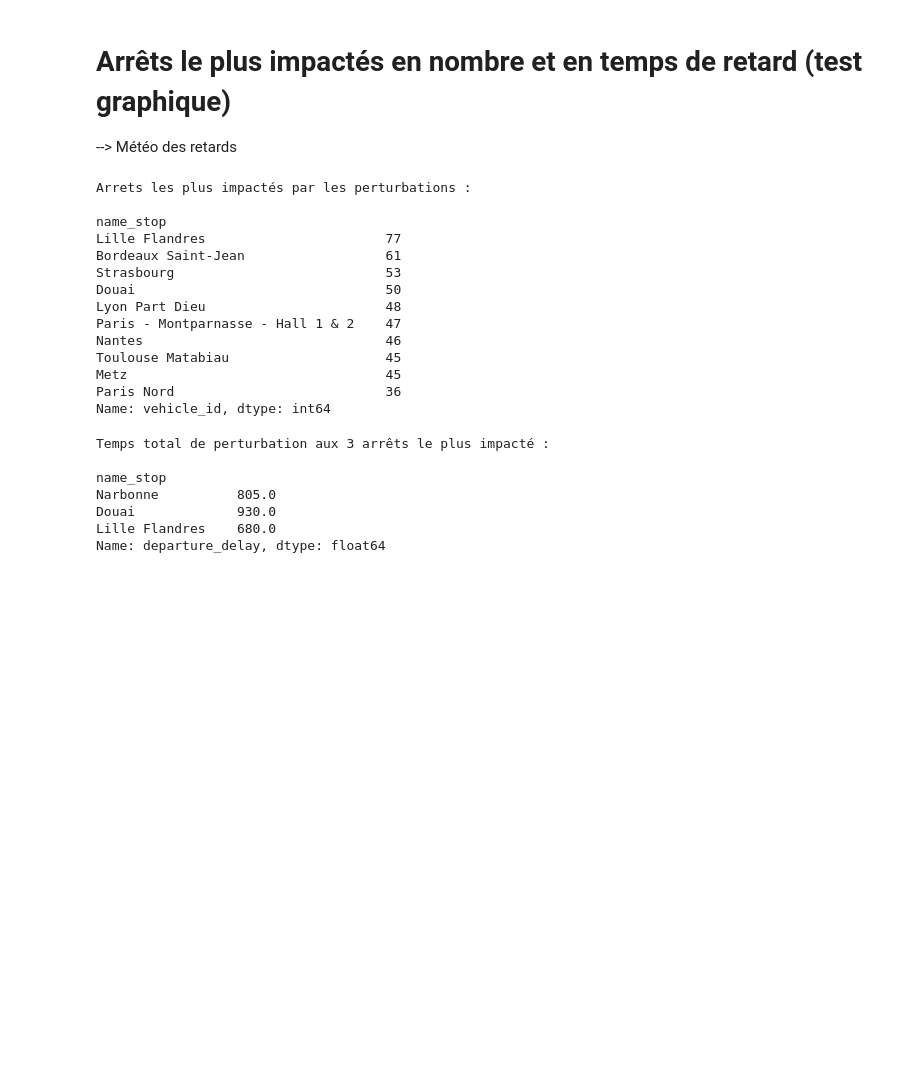
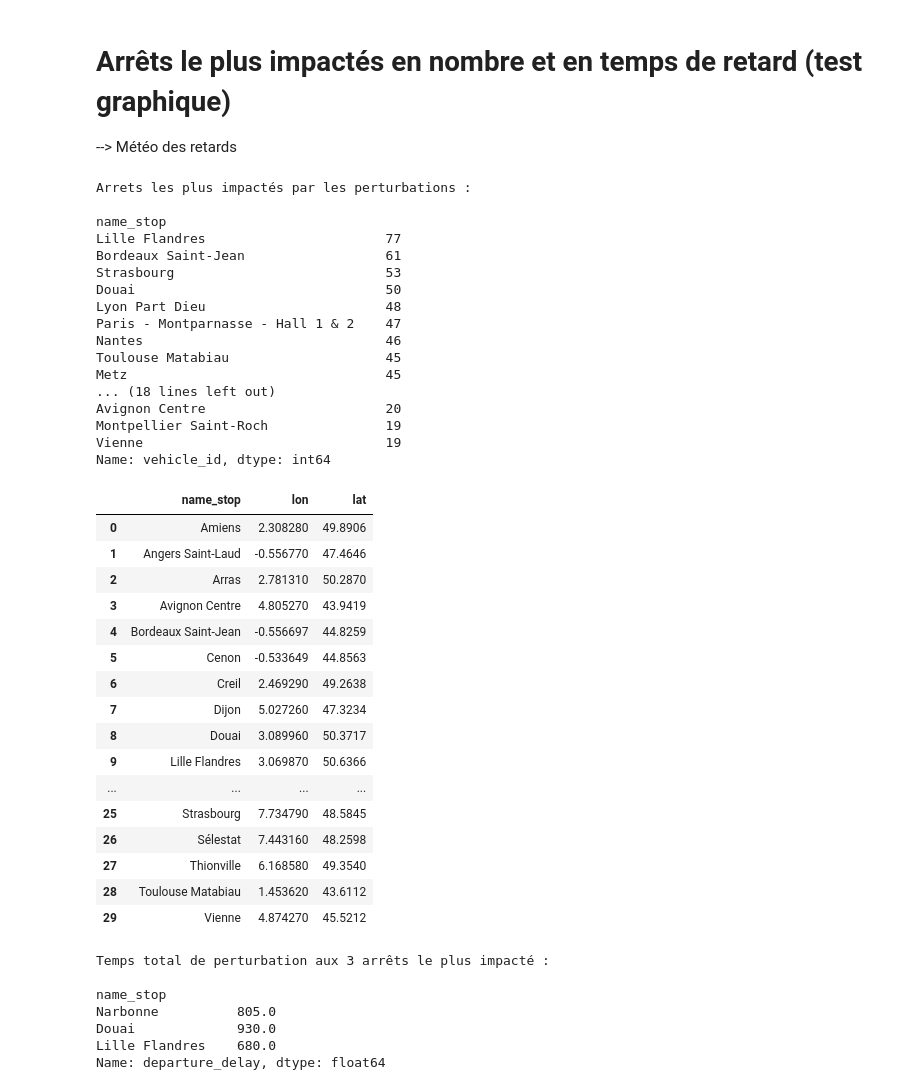
Before and after one commit to KylianSts/Perturbations_transport_public, a Jupyter notebook: TGV_TER_database_analysis.ipynb, the cells around one changed output. Saved outputs shown, nothing was run; the diff lists cells and outputs as text; code cells hidden in the pictures; blank space fills up the shorter version.

```diff
--- a/TGV_TER_database_analysis.ipynb
+++ b/TGV_TER_database_analysis.ipynb
@@ -503,7 +503,8 @@ Name: vehicle_id, dtype: int64
 
 --> Météo des retards
 # %%
-most_impacted_stop = df_disruption_merge.groupby('name_stop')['vehicle_id'].count().sort_values(ascending=False)[:10]
+most_impacted_stop = df_disruption.groupby('name_stop')['vehicle_id'].count().sort_values(ascending=False)[:30]
+
 print("Arrets les plus impactés par les perturbations : \n\n" + str(most_impacted_stop))
 # %% [output]
 Arrets les plus impactés par les perturbations :
@@ -518,6 +519,31 @@ Paris - Montparnasse - Hall 1 & 2    47
 Nantes                               46
 Toulouse Matabiau                    45
 Metz                                 45
-Paris Nord                           36
+... (18 lines left out)
+Avignon Centre                       20
+Montpellier Saint-Roch               19
+Vienne                               19
 Name: vehicle_id, dtype: int64
+# %%
+stops_lon_lat = df_disruption[df_disruption['name_stop'].isin(most_impacted_stop.index)].groupby('name_stop').agg({'lon': 'first', 'lat': 'first'}).reset_index()
+
+stops_lon_lat
+# %% [output]
+|  | name_stop | lon | lat |
+| 0 | Amiens | 2.308280 | 49.8906 |
+| 1 | Angers Saint-Laud | -0.556770 | 47.4646 |
+| 2 | Arras | 2.781310 | 50.2870 |
+| 3 | Avignon Centre | 4.805270 | 43.9419 |
+| 4 | Bordeaux Saint-Jean | -0.556697 | 44.8259 |
+| 5 | Cenon | -0.533649 | 44.8563 |
+| 6 | Creil | 2.469290 | 49.2638 |
+| 7 | Dijon | 5.027260 | 47.3234 |
+| 8 | Douai | 3.089960 | 50.3717 |
+| 9 | Lille Flandres | 3.069870 | 50.6366 |
+| ... | ... | ... | ... |
+| 25 | Strasbourg | 7.734790 | 48.5845 |
+| 26 | Sélestat | 7.443160 | 48.2598 |
+| 27 | Thionville | 6.168580 | 49.3540 |
+| 28 | Toulouse Matabiau | 1.453620 | 43.6112 |
+| 29 | Vienne | 4.874270 | 45.5212 |
 # %%
```
Also changed, not shown: parts of 8 cells of this notebook.
